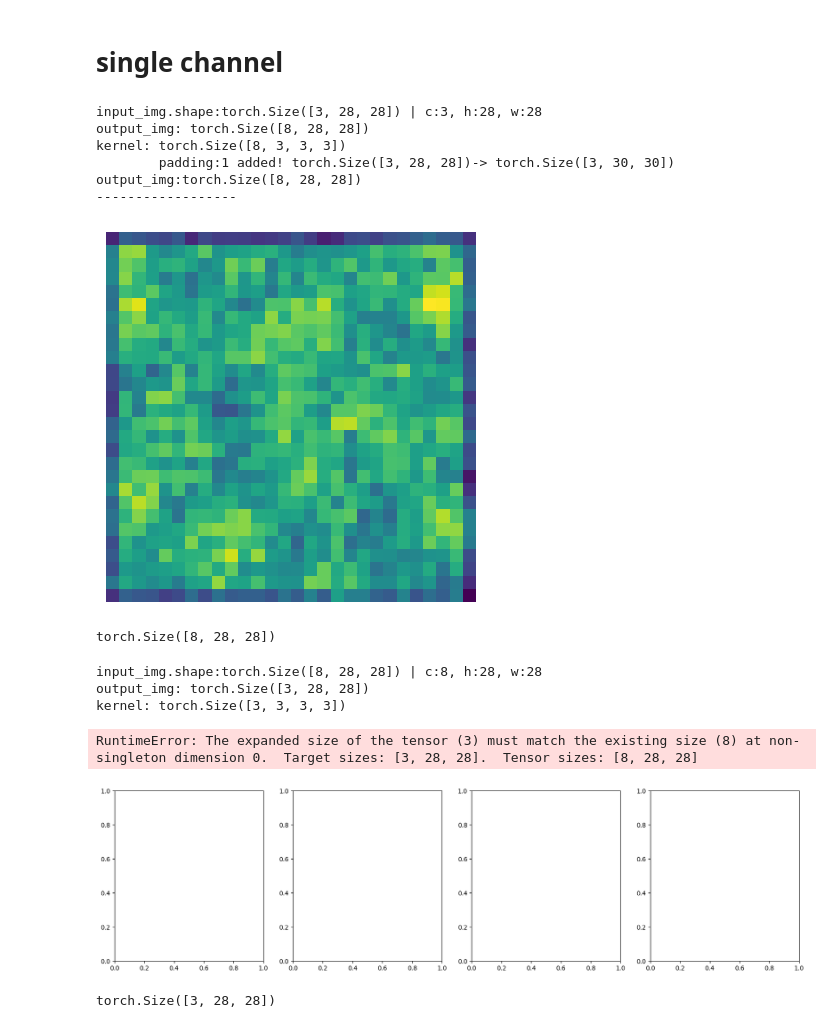
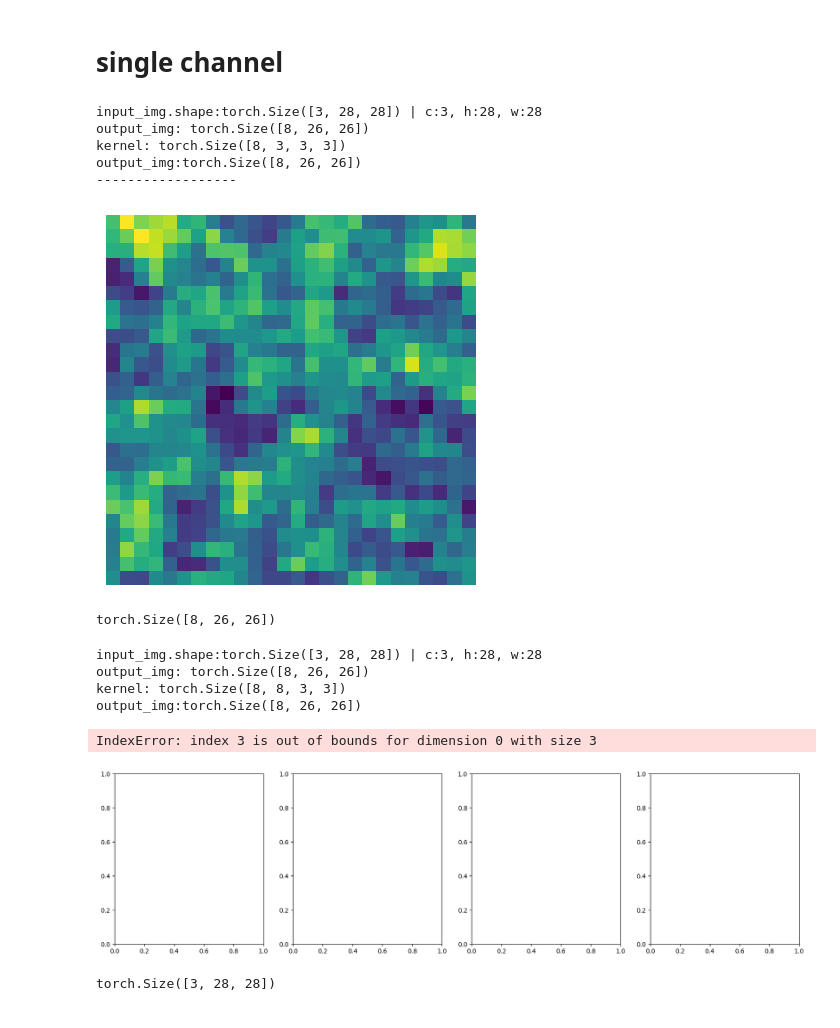
Before and after one commit to mzohaibnasir/fromScratch, a Jupyter notebook: 04_CNNfromScratch/main.ipynb, the cells around one changed output. Saved outputs shown, nothing was run; the diff lists cells and outputs as text; code cells hidden in the pictures.

```diff
--- a/04_CNNfromScratch/main.ipynb
+++ b/04_CNNfromScratch/main.ipynb
@@ -854,7 +854,8 @@ def display_values(ax, matrix):
         for i in range(h):
             for j in range(w):
                 for k in range(c):
-                    ax.text(j, i, f'{matrix[i, j, k]:.2f}', ha='center', va='center', color='red')
+                    # ax.text(j, i, f'{matrix[i, j, k]:.2f}', ha='center', va='center', color='red')
+                    pass
     else:
         # If the matrix is 2D, handle it directly
         for (i, j), val in np.ndenumerate(matrix):
@@ -887,6 +888,25 @@ def scalar_product(mat1, mat2):
 
 
 
+def max_pooling(input_img, pool_size=2, stride=2):
+    c, h, w = input_img.shape
+    output_height = (h - pool_size) // stride + 1
+    output_width = (w - pool_size) // stride + 1
+    output_img = torch.zeros((c, output_height, output_width))
+
+    for channel in range(c):
+        for row in range(0, output_height * stride, stride):
+            for col in range(0, output_width * stride, stride):
+                output_img[channel, row // stride, col // stride] = torch.max(
+                    input_img[channel, row:row+pool_size, col:col+pool_size]
+                )
+
+    return output_img
+
+
+
+
+
 def convolve(input_img, kernel_size=3, padding = 0, stride=1, in_channels = 3, out_channels=3):
     c, h, w = input_img.shape
     print(f"input_img.shape:{input_img.shape} | c:{c}, h:{h}, w:{w}")
@@ -902,9 +922,9 @@ def convolve(input_img, kernel_size=3, padding = 0, stride=1, in_channels = 3, o
     print(f"kernel: {kernels.shape}")
 
     if padding:
-
             new_img = torch.zeros((in_channels, h + 2 * padding, w + 2 * padding))
             new_img[:, padding:-padding, padding:-padding] = input_img
+
             print(f"\tpadding:{padding} added! {input_img.shape}-> {new_img.shape}")
             input_img = new_img
 
@@ -938,44 +958,42 @@ def convolve(input_img, kernel_size=3, padding = 0, stride=1, in_channels = 3, o
 
 
 kernel_size = 3
-padding = 1
+padding = 0
 stride = 1
 input_img = torch.rand(3, 28, 28)
 # print(input_img.shape)
 
 in_channels = 3
 out_channels= 8
 
 output_image = convolve(input_img, kernel_size, padding, stride, in_channels, out_channels)
 
 # plt.imshow()
 # plt.show()
 # output_image.shape
 
 print("------------------")
 # print(output_image.shape)
 # output_image = output_image.permute(1,2,0)[:,:,0]
 # print(output_image.shape)
 # # output_image[:2]
 # output_image = output_image[:,:,0]
 # print(output_image.shape)
 
 
 plt.imshow(output_image.permute(1,2,0)[:,:,0])
 plt.axis(False)
 plt.show()
 output_image.shape
 # %% [output]
 input_img.shape:torch.Size([3, 28, 28]) | c:3, h:28, w:28
-output_img: torch.Size([8, 28, 28])
+output_img: torch.Size([8, 26, 26])
 kernel: torch.Size([8, 3, 3, 3])
-        padding:1 added! torch.Size([3, 28, 28])-> torch.Size([3, 30, 30])
-output_img:torch.Size([8, 28, 28])
+output_img:torch.Size([8, 26, 26])
 ------------------
-[figure, old version]
+[figure, new version]
-torch.Size([8, 28, 28])
+torch.Size([8, 26, 26])
 # %%
-in_channels =9
 
 # output_image = convolve(output_image, kernel_size, padding, stride)
 # output_image = convolve(output_image, kernel_size, padding, stride)
@@ -991,24 +1009,30 @@ output_image = convolve(input_img, kernel_size, padding, stride, in_channels, ou
 
 
 
+
 # Plot the sliced input image
 axes[0].set_title(f'inpu_image:{input_img.shape}')
 axes[0].imshow(input_img.permute(1,2,0)[:,:,0])
 axes[0].axis('off')
 display_values(axes[0], input_img)
 
+pool_size = 2
+pooled_image = max_pooling(output_image, pool_size=pool_size, stride=pool_size)
 
 
-output_image = convolve(input_img, kernel_size, padding, stride, in_channels, out_channels)
+in_channels = 8
+
+
+# output_image = convolve(output_image, kernel_size, padding, stride, in_channels, out_channels)
 
 # Plot the kernel image
-axes[1].set_title(f'output_image:{output_image.shape}')
-axes[1].imshow(output_image.permute(1,2,0)[:,:,0])
+axes[1].set_title(f'pooled_image:{pooled_image.shape}')
+axes[1].imshow(pooled_image.permute(1,2,0)[:,:,0])
 axes[1].axis('off')
-display_values(axes[1], output_image)
+display_values(axes[1], pooled_image)
 
 # Plot the convolved result
-output_image = convolve(input_img, kernel_size, padding, stride, in_channels, out_channels)
+output_image = convolve(output_image, kernel_size, padding, stride, in_channels, out_channels)
 
 # convolved = o[:3, :3] @ cv.kernel
 axes[2].set_title(f'output_image: {output_image.shape}')
@@ -1017,7 +1041,7 @@ axes[2].axis('off')
 display_values(axes[2], output_image)
 
 # Show the plots
-output_image = convolve(input_img, kernel_size, padding, stride, in_channels, out_channels)
+output_image = convolve(output_image, kernel_size, padding, stride, in_channels, out_channels)
 
 axes[3].set_title(f'output_image:{output_image.shape}')
 axes[3].imshow(output_image.permute(1,2,0)[:,:,0])
@@ -1030,10 +1054,11 @@ plt.show()
 # Perform the convolution operation (assuming cv.convolve() modifies or uses the attributes appropriately)
 # cv.convolve()
 # %% [output]
-input_img.shape:torch.Size([8, 28, 28]) | c:8, h:28, w:28
-output_img: torch.Size([3, 28, 28])
-kernel: torch.Size([3, 3, 3, 3])
+input_img.shape:torch.Size([3, 28, 28]) | c:3, h:28, w:28
+output_img: torch.Size([8, 26, 26])
+kernel: torch.Size([8, 8, 3, 3])
+output_img:torch.Size([8, 26, 26])
-RuntimeError: The expanded size of the tensor (3) must match the existing size (8) at non-singleton dimension 0.  Target sizes: [3, 28, 28].  Tensor sizes: [8, 28, 28]
+IndexError: index 3 is out of bounds for dimension 0 with size 3
 [figure]
 # %%
 input_img.shape
```
Also changed, not shown: parts of 1 cell of this notebook.
